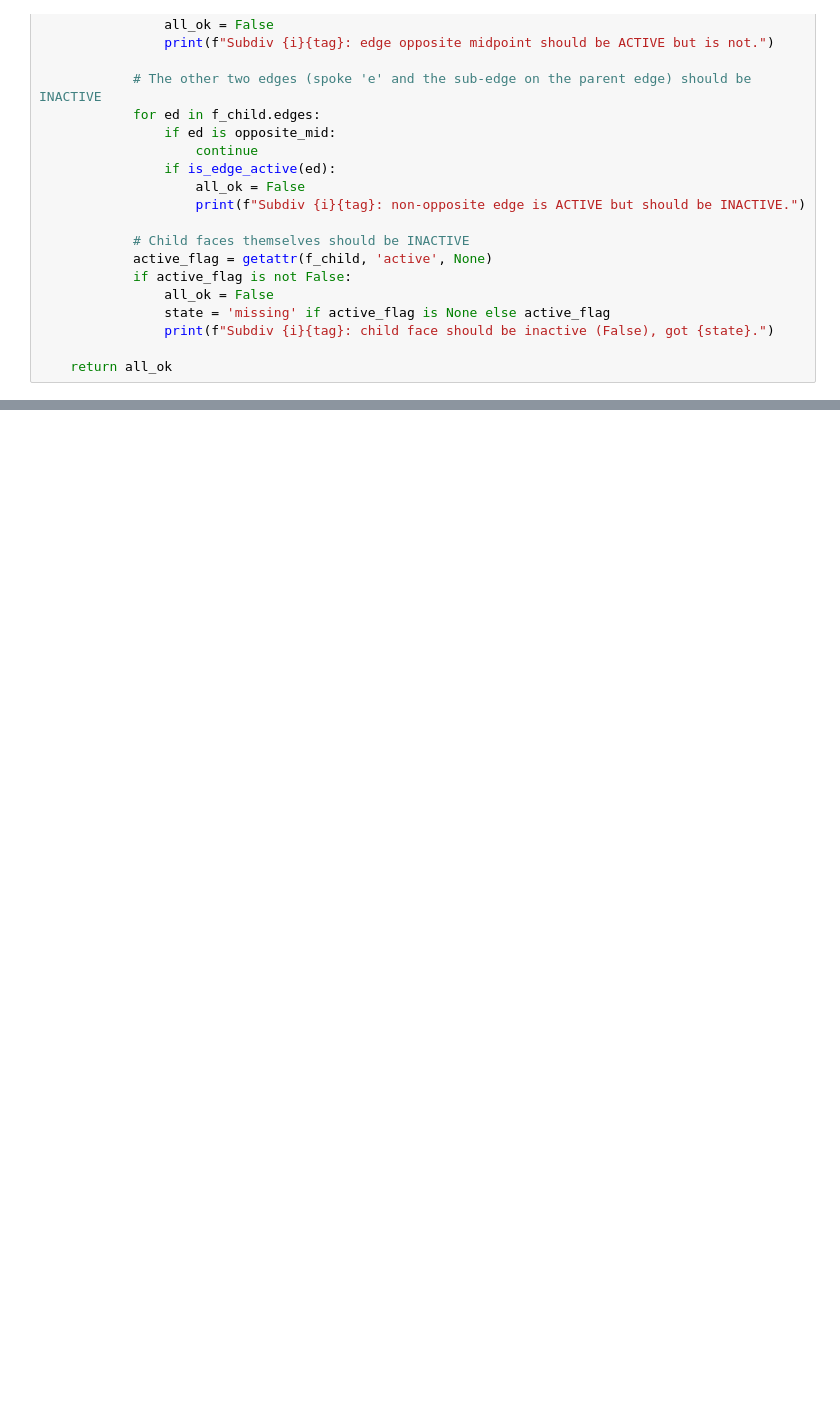
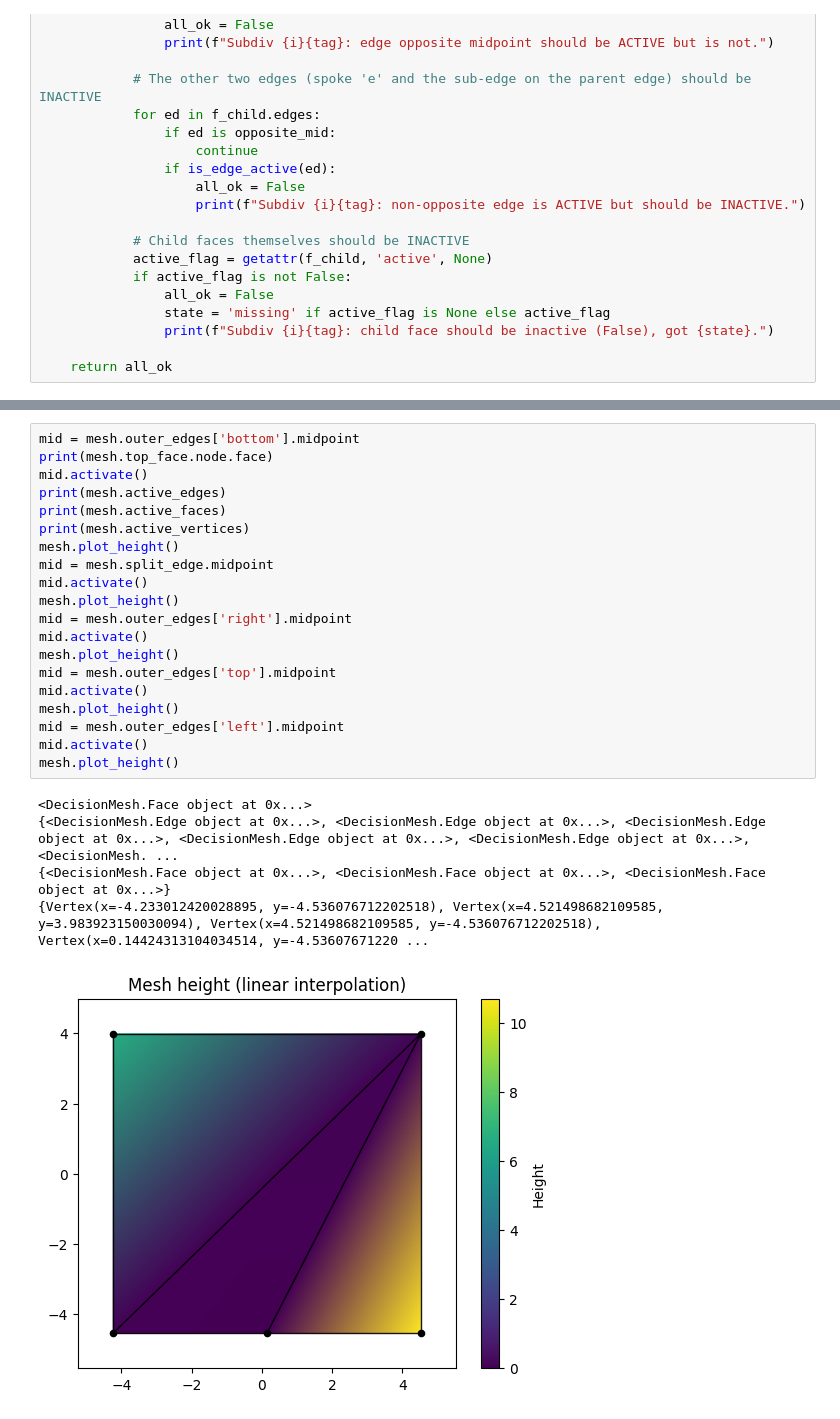
Before and after one commit to sbabichenko/Decision-Mesh, a Jupyter notebook: Mesh Tester.ipynb, the cells around one changed output, grey strips where cells are left out. Drawn from its saved outputs; the diff is of its cells as text; blank space fills up the shorter version.

```diff
--- a/Mesh Tester.ipynb
+++ b/Mesh Tester.ipynb
@@ -231,0 +239,26 @@ NameError: name 'Vertex' is not defined
+# %%
+mid = mesh.outer_edges['bottom'].midpoint
+print(mesh.top_face.node.face)
+mid.activate()
+print(mesh.active_edges)
+print(mesh.active_faces)
+print(mesh.active_vertices)
+mesh.plot_height()
+mid = mesh.split_edge.midpoint
+mid.activate()
+mesh.plot_height()
+mid = mesh.outer_edges['right'].midpoint
+mid.activate()
+mesh.plot_height()
+mid = mesh.outer_edges['top'].midpoint
+mid.activate()
+mesh.plot_height()
+mid = mesh.outer_edges['left'].midpoint
+mid.activate()
+mesh.plot_height()
+# %% [output]
+<DecisionMesh.Face object at 0x...>
+{<DecisionMesh.Edge object at 0x...>, <DecisionMesh.Edge object at 0x...>, <DecisionMesh.Edge object at 0x...>, <DecisionMesh.Edge object at 0x...>, <DecisionMesh.Edge object at 0x...>, <DecisionMesh. ...
+{<DecisionMesh.Face object at 0x...>, <DecisionMesh.Face object at 0x...>, <DecisionMesh.Face object at 0x...>}
+{Vertex(x=-4.233012420028895, y=-4.536076712202518), Vertex(x=4.521498682109585, y=3.983923150030094), Vertex(x=4.521498682109585, y=-4.536076712202518), Vertex(x=0.14424313104034514, y=-4.53607671220 ...
+[figure, added]
```
Also changed, not shown: parts of 2 cells of this notebook, 1 other file.
